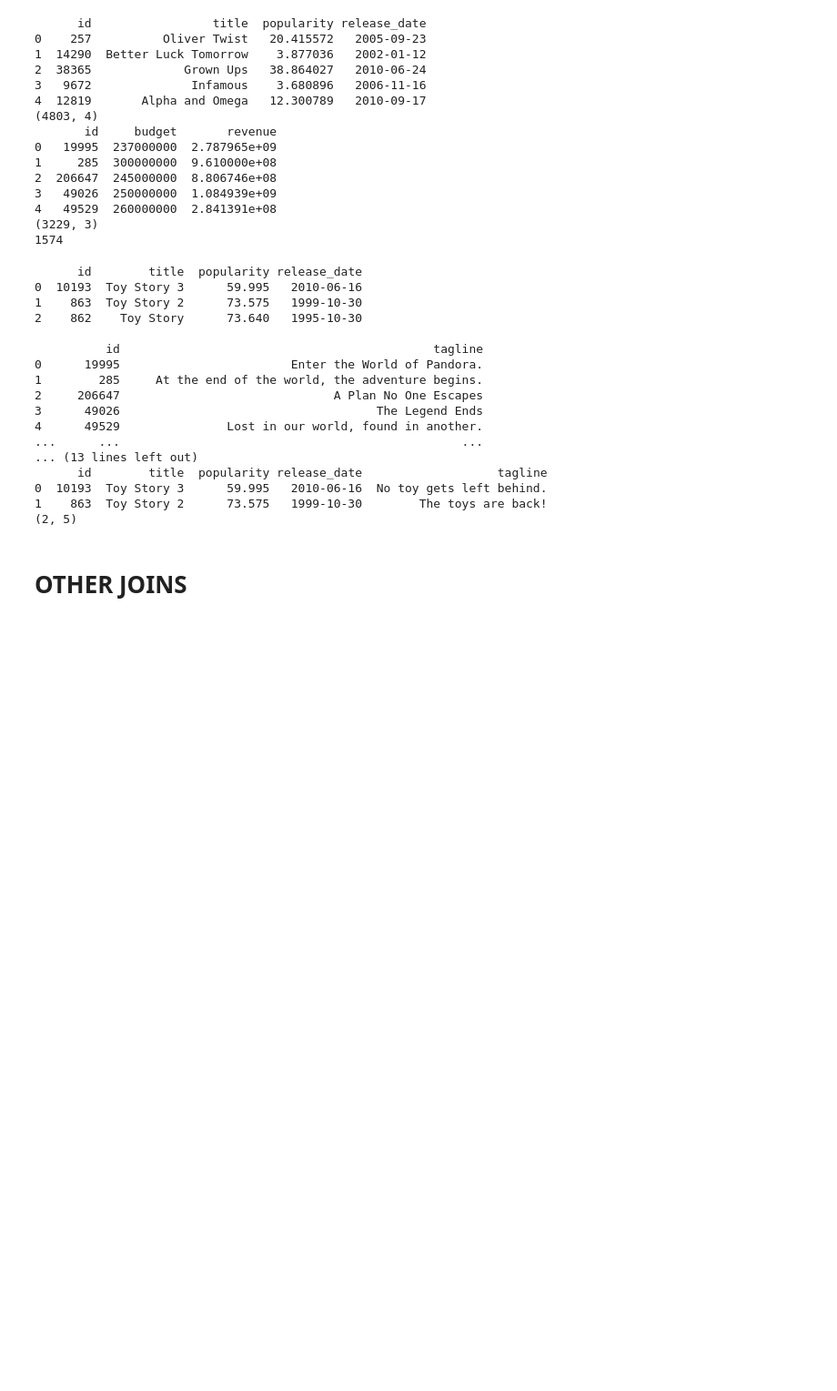
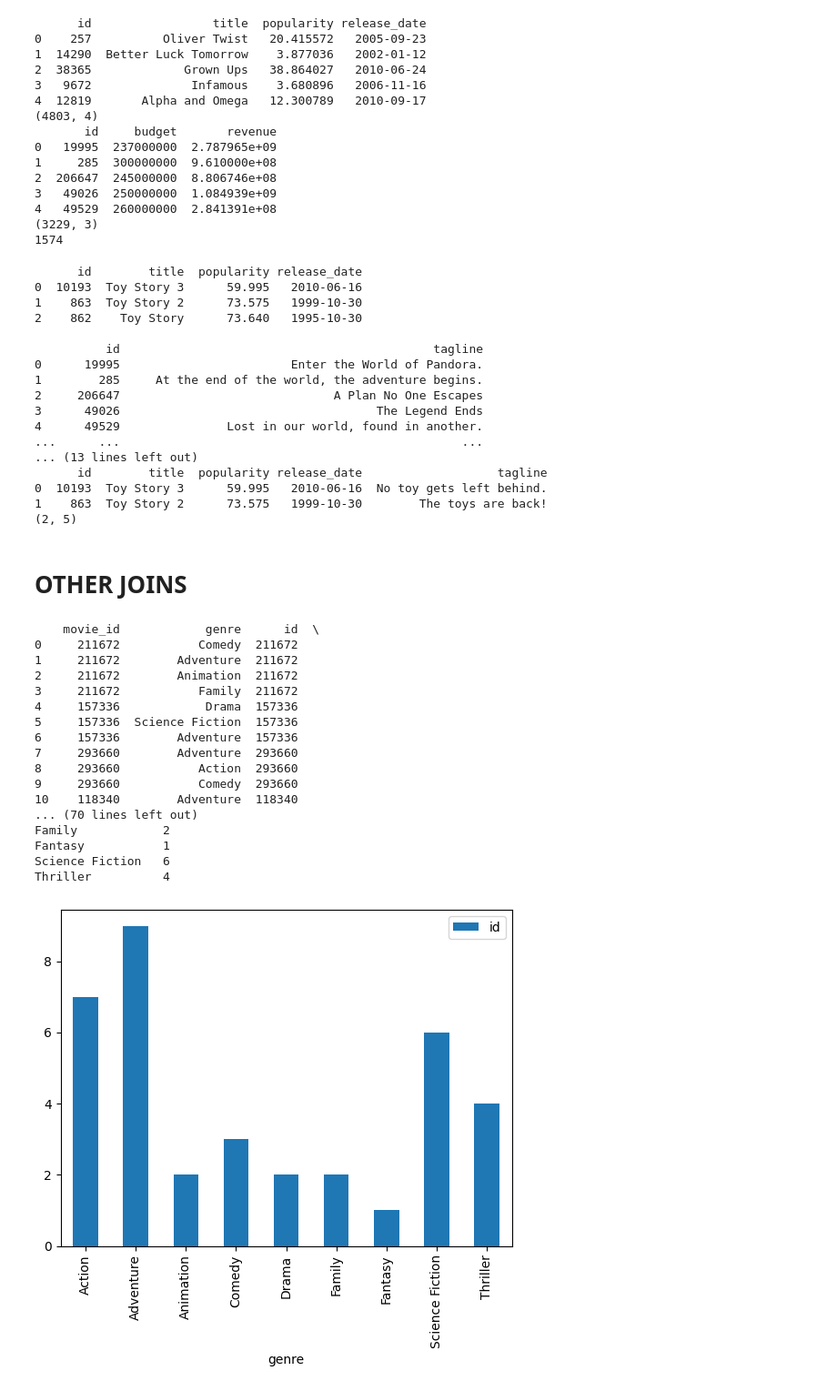
Before and after one commit to gustavo-plc/joinWithPandas, a Jupyter notebook: join_data_with_pandas.ipynb, the cells around one changed output. Shown at 91% size. Drawn from its saved outputs; the diff is of its cells as text; code cells hidden in the pictures; blank space fills up the shorter version.

```diff
--- a/join_data_with_pandas.ipynb
+++ b/join_data_with_pandas.ipynb
@@ -535,0 +517,53 @@ taglines = pd.read_pickle(path19)
+# %%
+# Popular genres with right join: What are the genres of the most popular movies?
+
+import pandas as pd
+import matplotlib.pyplot as plt
+
+
+# READING FILES
+
+
+path20 = '/content/drive/MyDrive/Colab Notebooks/Join Data with Pandas/Datasets/pop_movies.p'
+
+pop_movies = pd.read_pickle(path20)
+
+path21 = '/content/drive/MyDrive/Colab Notebooks/Join Data with Pandas/Datasets/movie_to_genres.p'
+
+movie_to_genres = pd.read_pickle(path21)
+
+# A RIGHT JOIN WAS MADE. THE REFERENCE TABLE WAS MOVIE TO GENRE, BECAUSE IT IS THE ONE THAT IS GOING TO MOVE FOR THE RIGHT.
+
+# THE ROWS FROM THE RIGHT TABLE (POP_MOVIES) WILL REMAIN AND ONLY THE ROWS FROM THE LEFT TABLE (MOVIE_TO_GENRE) THAT MATCHES WITH POP_MOVIES ID WILL REMAIN.
+
+genres_movies = movie_to_genres.merge(pop_movies, left_on = 'movie_id', right_on = 'id', how = 'right')
+
+print(genres_movies)
+
+# Count the number of genres
+genre_count = genres_movies.groupby('genre').agg({'id':'count'})
+print(genre_count)
+
+# Plot a bar chart of the genre_count
+
+genre_count.plot(kind='bar')
+plt.show()
+# %% [output]
+    movie_id            genre      id  \
+0     211672           Comedy  211672
+1     211672        Adventure  211672
+2     211672        Animation  211672
+3     211672           Family  211672
+4     157336            Drama  157336
+5     157336  Science Fiction  157336
+6     157336        Adventure  157336
+7     293660        Adventure  293660
+8     293660           Action  293660
+9     293660           Comedy  293660
+10    118340        Adventure  118340
+... (70 lines left out)
+Family            2
+Fantasy           1
+Science Fiction   6
+Thriller          4
+[figure, added]
```
Also changed, not shown: parts of 2 cells of this notebook.
